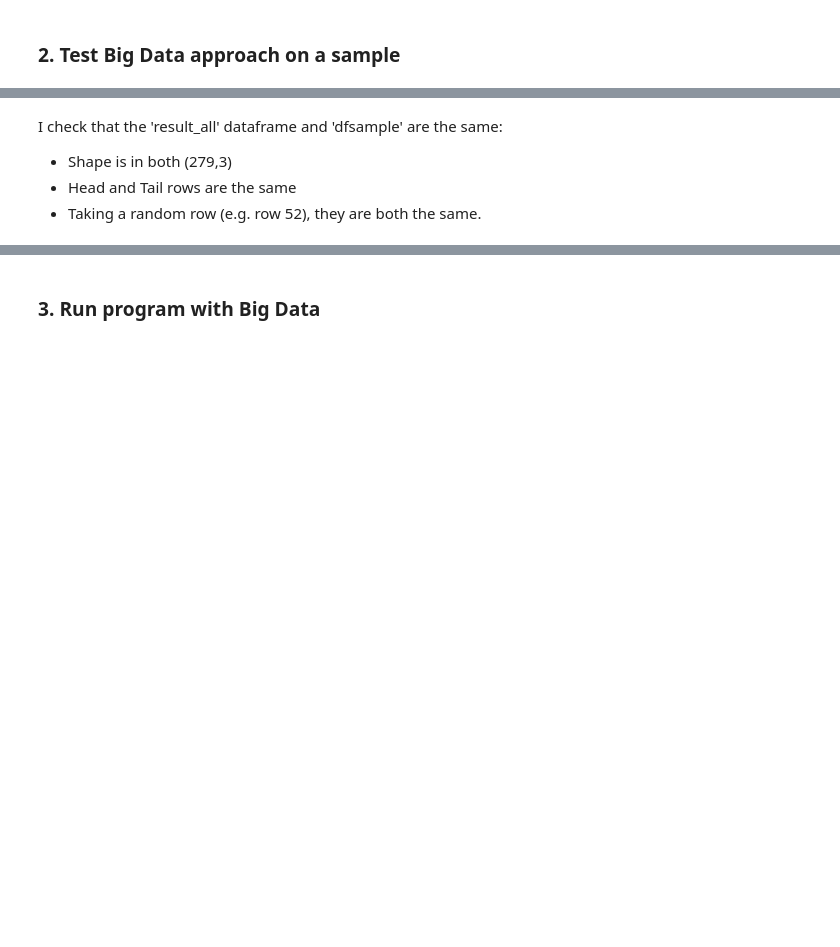
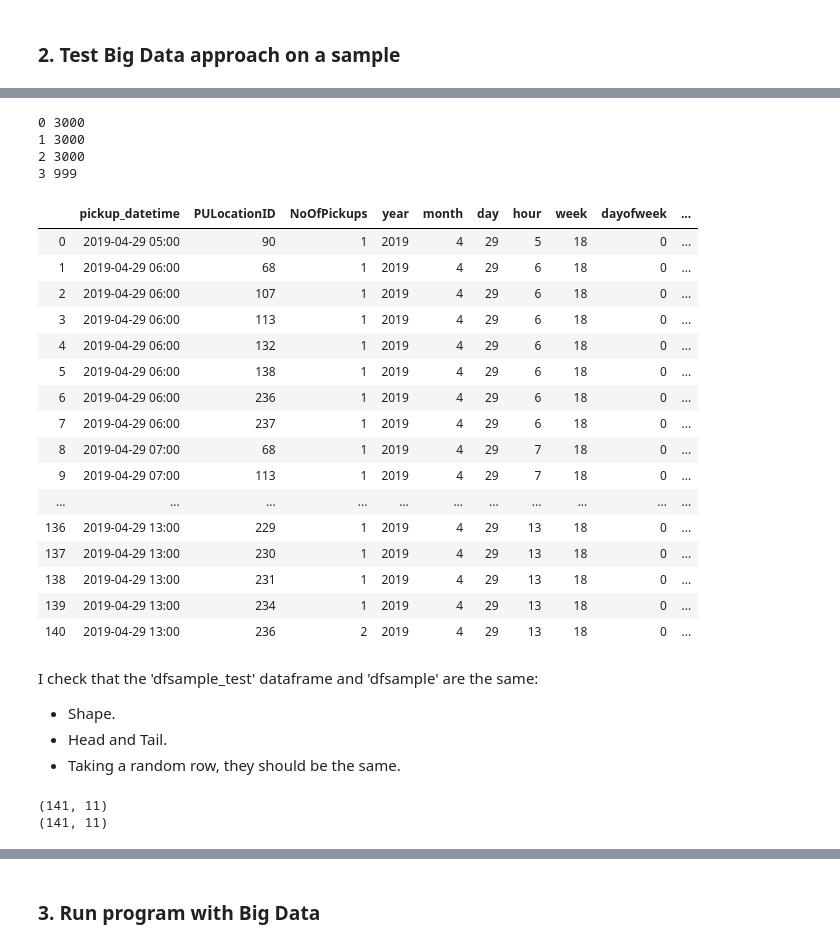
Before and after one commit to angelrps/MasterDataScience_FinalProject, a Jupyter notebook: notebooks/Data_Analysis_Taxis.ipynb, the cells around one changed output, grey strips where cells are left out. Drawn from its saved outputs; the diff is of its cells as text; code cells hidden in the pictures; blank space fills up the shorter version.

```diff
--- a/notebooks/Data_Analysis_Taxis.ipynb
+++ b/notebooks/Data_Analysis_Taxis.ipynb
@@ -378,29 +295,33 @@ dfsample_test.head()
 # %%
-# ITERATION CODE WITH CHUNKS
+# FUNCTION TO RUN FOR EACH YEAR DATASET
 
-year = 2019
-# 1. Get 10000 rows sample iterator with 3000 chunks
-dfsi = pd.read_csv('./'+str(year)+'_Yellow_Taxi_Trip_Data.csv.bz2', sep=',',
+def process_data_sample(yearIN, manhattan_zones_array):
+
+    # 1. Get iterator with 3000 chunksize
+    dfsi = pd.read_csv('../data/'+str(yearIN)+'_Yellow_Taxi_Trip_Data.csv.bz2', sep=',',
                        usecols=['tpep_pickup_datetime','PULocationID','trip_distance','fare_amount'],
                        nrows=9999,
                        chunksize=3000,
                        parse_dates={'pickup_datetime':['tpep_pickup_datetime']})
 
-# 2. Declare empty DataFrame to store results of each chunk
-all_chunks=pd.DataFrame()
+    # 2. Declare empty DataFrame to store results of each chunk
+    all_chunks=pd.DataFrame()
 
-# 3. Iterate through chunks and append results
-for i, dfs in enumerate(dfsi):
-    print(i, len(dfs))
+    # 3. Iterate through chunks and append results
+    for i, dfs in enumerate(dfsi):
+        print(i, len(dfs))
 
-    # clean dataset
-    result = clean_data(dfs)
+        # clean dataset
+        result = clean_data(dfs, yearIN, manhattan_zones_array)
 
-    all_chunks=all_chunks.append(result)
+        all_chunks=all_chunks.append(result)
 
-# The chunks may be just part of a single day so I need to sort and groupby again
-result_all = all_chunks.sort_values(['pickup_datetime', 'PULocationID']). \
-                                    groupby(['pickup_datetime', 'PULocationID'])['NoOfPickups'].sum().reset_index()
-# add date features to dataset
-add_date_features(result_all)
-result_all.sample(10)
+    # The chunks may be just part of a single day so I need to sort and groupby again
+    result_all = all_chunks.sort_values(['pickup_datetime', 'PULocationID']). \
+                                        groupby(['pickup_datetime', 'PULocationID'])['NoOfPickups'].sum().reset_index()
+    # add date features to dataset
+    add_date_features(result_all, yearIN)
+
+    # save csv
+    result_all.to_csv('../data/Data_Taxis_'+str(yearIN)+'_Cleaned_TEST.csv', index = False, header=True)
+    return result_all
@@ -423,7 +328,38 @@ result_all.sample(10)
+# %%
+dfsample_test = process_data_sample(2019,dfManZon_array)
+dfsample_test
+# %% [output]
+0 3000
+1 3000
+2 3000
+3 999
+|  | pickup_datetime | PULocationID | NoOfPickups | year | month | day | hour | week | dayofweek | ... |
+| 0 | 2019-04-29 05:00 | 90 | 1 | 2019 | 4 | 29 | 5 | 18 | 0 | ... |
+| 1 | 2019-04-29 06:00 | 68 | 1 | 2019 | 4 | 29 | 6 | 18 | 0 | ... |
+| 2 | 2019-04-29 06:00 | 107 | 1 | 2019 | 4 | 29 | 6 | 18 | 0 | ... |
+| 3 | 2019-04-29 06:00 | 113 | 1 | 2019 | 4 | 29 | 6 | 18 | 0 | ... |
+| 4 | 2019-04-29 06:00 | 132 | 1 | 2019 | 4 | 29 | 6 | 18 | 0 | ... |
+| 5 | 2019-04-29 06:00 | 138 | 1 | 2019 | 4 | 29 | 6 | 18 | 0 | ... |
+| 6 | 2019-04-29 06:00 | 236 | 1 | 2019 | 4 | 29 | 6 | 18 | 0 | ... |
+| 7 | 2019-04-29 06:00 | 237 | 1 | 2019 | 4 | 29 | 6 | 18 | 0 | ... |
+| 8 | 2019-04-29 07:00 | 68 | 1 | 2019 | 4 | 29 | 7 | 18 | 0 | ... |
+| 9 | 2019-04-29 07:00 | 113 | 1 | 2019 | 4 | 29 | 7 | 18 | 0 | ... |
+| ... | ... | ... | ... | ... | ... | ... | ... | ... | ... | ... |
+| 136 | 2019-04-29 13:00 | 229 | 1 | 2019 | 4 | 29 | 13 | 18 | 0 | ... |
+| 137 | 2019-04-29 13:00 | 230 | 1 | 2019 | 4 | 29 | 13 | 18 | 0 | ... |
+| 138 | 2019-04-29 13:00 | 231 | 1 | 2019 | 4 | 29 | 13 | 18 | 0 | ... |
+| 139 | 2019-04-29 13:00 | 234 | 1 | 2019 | 4 | 29 | 13 | 18 | 0 | ... |
+| 140 | 2019-04-29 13:00 | 236 | 2 | 2019 | 4 | 29 | 13 | 18 | 0 | ... |
 # %% [markdown]
-I check that the 'result_all' dataframe and 'dfsample' are the same:
-- Shape is  in both (279,3)
-- Head and Tail rows are the same
-- Taking a random row (e.g. row 52), they are both the same.
+I check that the 'dfsample_test' dataframe and 'dfsample' are the same:
+- Shape.
+- Head and Tail.
+- Taking a random row, they should be the same.
+# %%
+print(dfsample.shape)
+print(dfsample_test.shape)
+# %% [output]
+(141, 11)
+(141, 11)
 # %%
 print(dfsample.tail())
```
Also changed, not shown: parts of 23 cells of this notebook.
